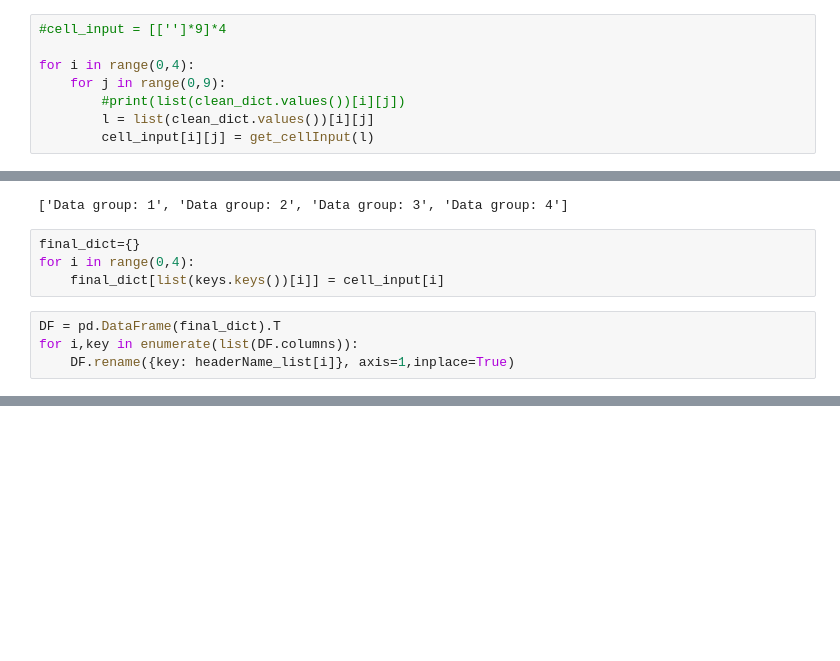
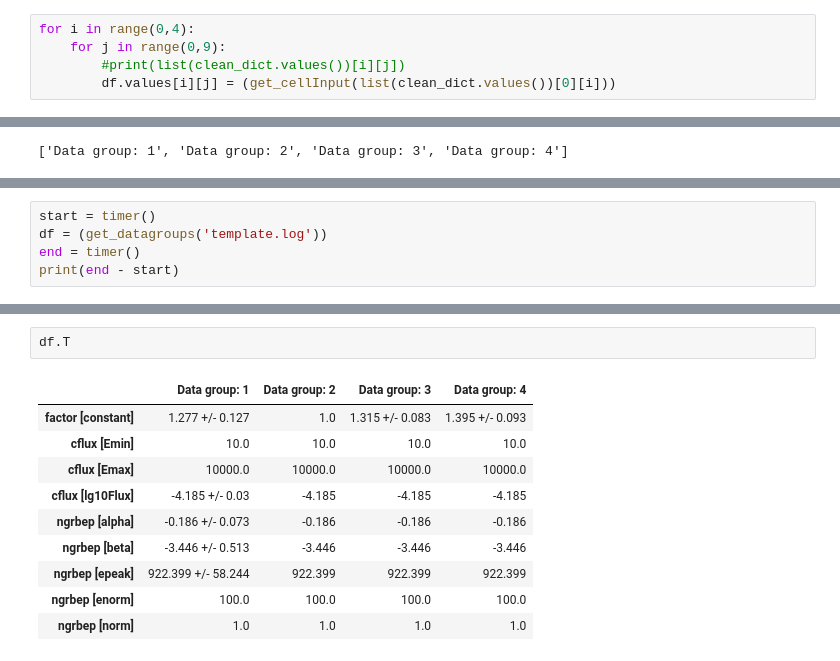
Before and after one commit to AndreasRamsli/GRB, a Jupyter notebook: xspec/fitting/xspec_fit.ipynb, the cells around one changed output, grey strips where cells are left out. Saved outputs shown, nothing was run; the diff lists cells and outputs as text; blank space fills up the shorter version.

```diff
--- a/xspec/fitting/xspec_fit.ipynb
+++ b/xspec/fitting/xspec_fit.ipynb
@@ -201,10 +208,7 @@ def get_cellInput(l):
                 continue
     return(cell_input)
 # %%
-#cell_input = [['']*9]*4
-
 for i in range(0,4):
     for j in range(0,9):
         #print(list(clean_dict.values())[i][j])
-        l = list(clean_dict.values())[i][j]
-        cell_input[i][j] = get_cellInput(l)
+        df.values[i][j] = (get_cellInput(list(clean_dict.values())[0][i]))
@@ -234,11 +243,3 @@ for i,key in enumerate(list(df.columns)):
 list(keys.keys())
 # %% [output]
 ['Data group: 1', 'Data group: 2', 'Data group: 3', 'Data group: 4']
-# %%
-final_dict={}
-for i in range(0,4):
-    final_dict[list(keys.keys())[i]] = cell_input[i]
-# %%
-DF = pd.DataFrame(final_dict).T
-for i,key in enumerate(list(DF.columns)):
-    DF.rename({key: headerName_list[i]}, axis=1,inplace=True)
@@ -285,0 +355,5 @@ ngrbep [norm] & 1.0 & 1.0 & 1.0 & 1.0 \\
+# %%
+start = timer()
+df = (get_datagroups('template.log'))
+end = timer()
+print(end - start)
@@ -285,0 +380,13 @@ ngrbep [norm] & 1.0 & 1.0 & 1.0 & 1.0 \\
+# %%
+df.T
+# %% [output]
+|  | Data group: 1 | Data group: 2 | Data group: 3 | Data group: 4 |
+| factor [constant] | 1.277 +/- 0.127 | 1.0 | 1.315 +/- 0.083 | 1.395 +/- 0.093 |
+| cflux [Emin] | 10.0 | 10.0 | 10.0 | 10.0 |
+| cflux [Emax] | 10000.0 | 10000.0 | 10000.0 | 10000.0 |
+| cflux [lg10Flux] | -4.185 +/- 0.03 | -4.185 | -4.185 | -4.185 |
+| ngrbep [alpha] | -0.186 +/- 0.073 | -0.186 | -0.186 | -0.186 |
+| ngrbep [beta] | -3.446 +/- 0.513 | -3.446 | -3.446 | -3.446 |
+| ngrbep [epeak] | 922.399 +/- 58.244 | 922.399 | 922.399 | 922.399 |
+| ngrbep [enorm] | 100.0 | 100.0 | 100.0 | 100.0 |
+| ngrbep [norm] | 1.0 | 1.0 | 1.0 | 1.0 |
```
Also changed, not shown: parts of 38 cells of this notebook, 18 other files.
